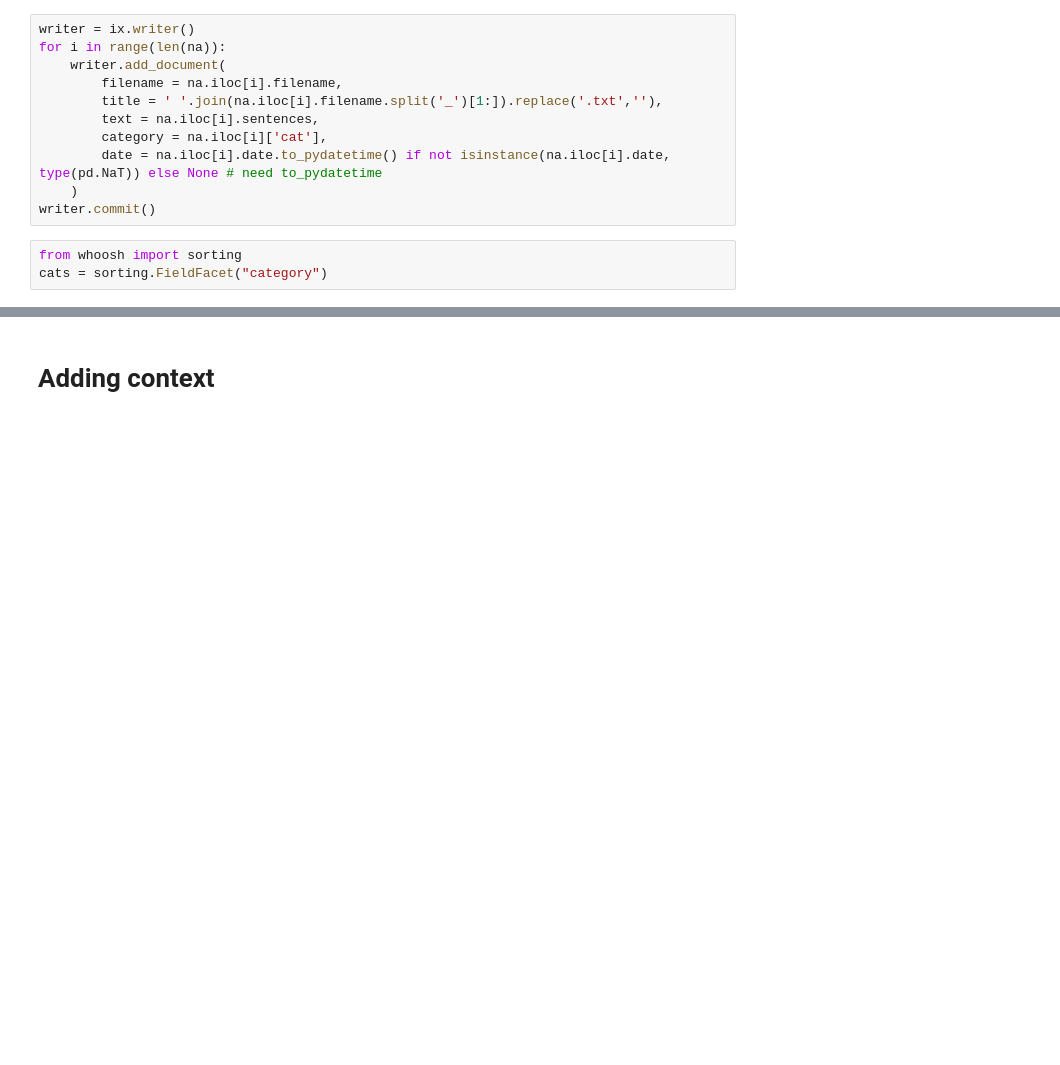
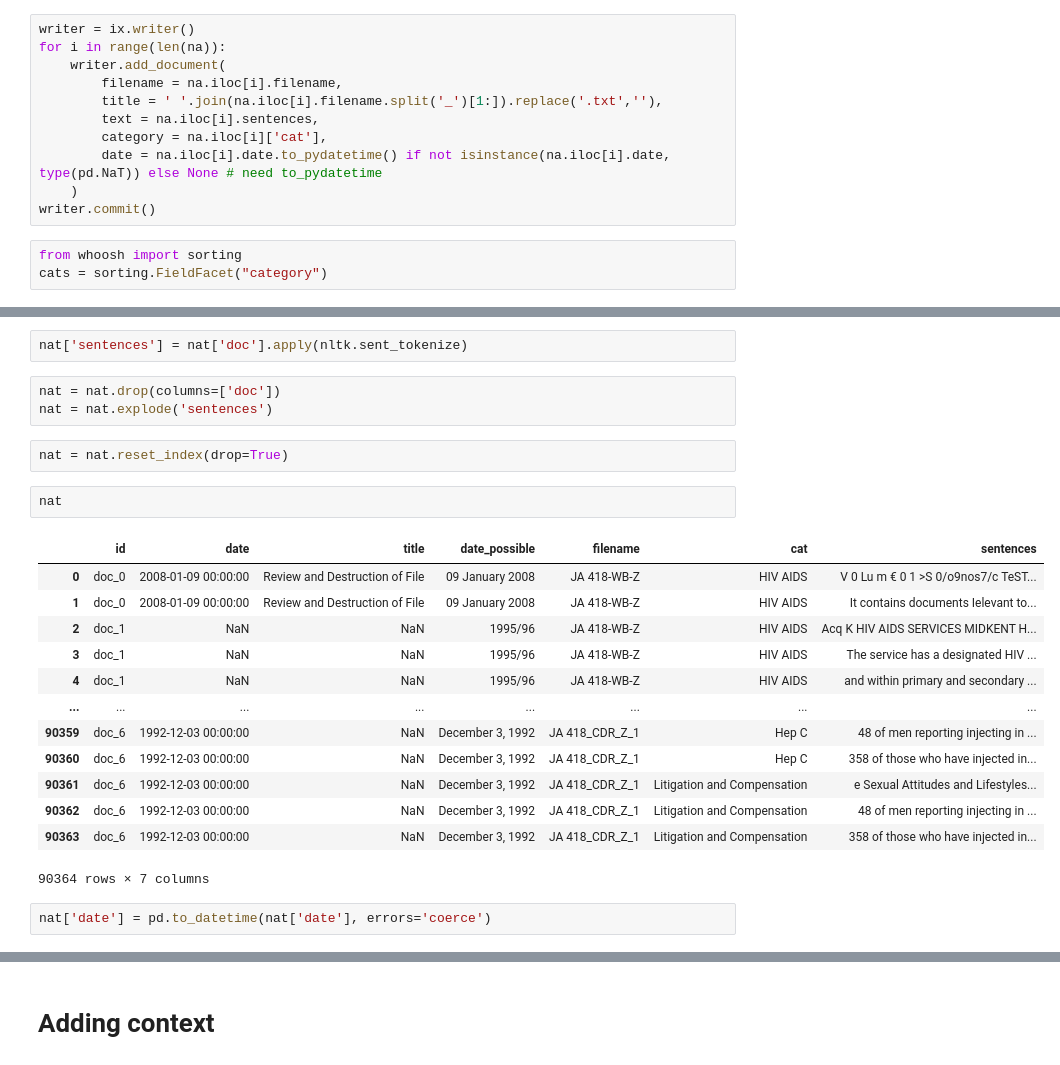
Before and after one commit to pnadelofficial/taylor_simple_search, a Jupyter notebook: testing.ipynb, the cells around one changed output, grey strips where cells are left out. Cells and saved outputs as stored; diff of their text form; blank space fills up the shorter version.

```diff
--- a/testing.ipynb
+++ b/testing.ipynb
@@ -406,0 +416,25 @@ with ix.searcher() as searcher:
+# %%
+nat['sentences'] = nat['doc'].apply(nltk.sent_tokenize)
+# %%
+nat = nat.drop(columns=['doc'])
+nat = nat.explode('sentences')
+# %%
+nat = nat.reset_index(drop=True)
+# %%
+nat
+# %% [output]
+|  | id | date | title | date_possible | filename | cat | sentences |
+| 0 | doc_0 | 2008-01-09 00:00:00 | Review and Destruction of File | 09 January 2008 | JA 418-WB-Z | HIV AIDS | V 0 Lu m € 0 1 >S 0/o9nos7/c TeST... |
+| 1 | doc_0 | 2008-01-09 00:00:00 | Review and Destruction of File | 09 January 2008 | JA 418-WB-Z | HIV AIDS | It contains documents Ielevant to... |
+| 2 | doc_1 | NaN | NaN | 1995/96 | JA 418-WB-Z | HIV AIDS | Acq K HIV AIDS SERVICES MIDKENT H... |
+| 3 | doc_1 | NaN | NaN | 1995/96 | JA 418-WB-Z | HIV AIDS | The service has a designated HIV ... |
+| 4 | doc_1 | NaN | NaN | 1995/96 | JA 418-WB-Z | HIV AIDS | and within primary and secondary ... |
+| ... | ... | ... | ... | ... | ... | ... | ... |
+| 90359 | doc_6 | 1992-12-03 00:00:00 | NaN | December 3, 1992 | JA 418_CDR_Z_1 | Hep C | 48 of men reporting injecting in ... |
+| 90360 | doc_6 | 1992-12-03 00:00:00 | NaN | December 3, 1992 | JA 418_CDR_Z_1 | Hep C | 358 of those who have injected in... |
+| 90361 | doc_6 | 1992-12-03 00:00:00 | NaN | December 3, 1992 | JA 418_CDR_Z_1 | Litigation and Compensation | e Sexual Attitudes and Lifestyles... |
+| 90362 | doc_6 | 1992-12-03 00:00:00 | NaN | December 3, 1992 | JA 418_CDR_Z_1 | Litigation and Compensation | 48 of men reporting injecting in ... |
+| 90363 | doc_6 | 1992-12-03 00:00:00 | NaN | December 3, 1992 | JA 418_CDR_Z_1 | Litigation and Compensation | 358 of those who have injected in... |
+90364 rows × 7 columns
+# %%
+nat['date'] = pd.to_datetime(nat['date'], errors='coerce')
```
Also changed, not shown: parts of 18 cells of this notebook, 3 other files.
